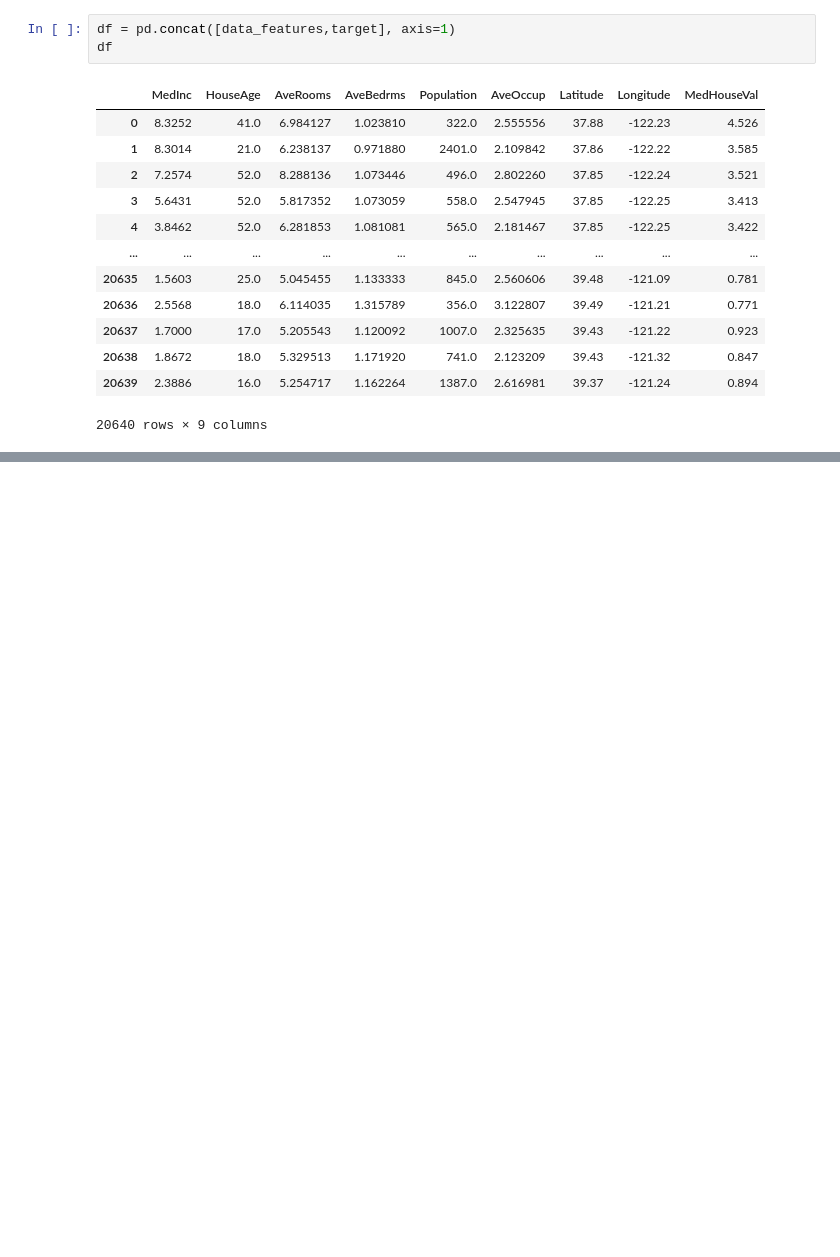
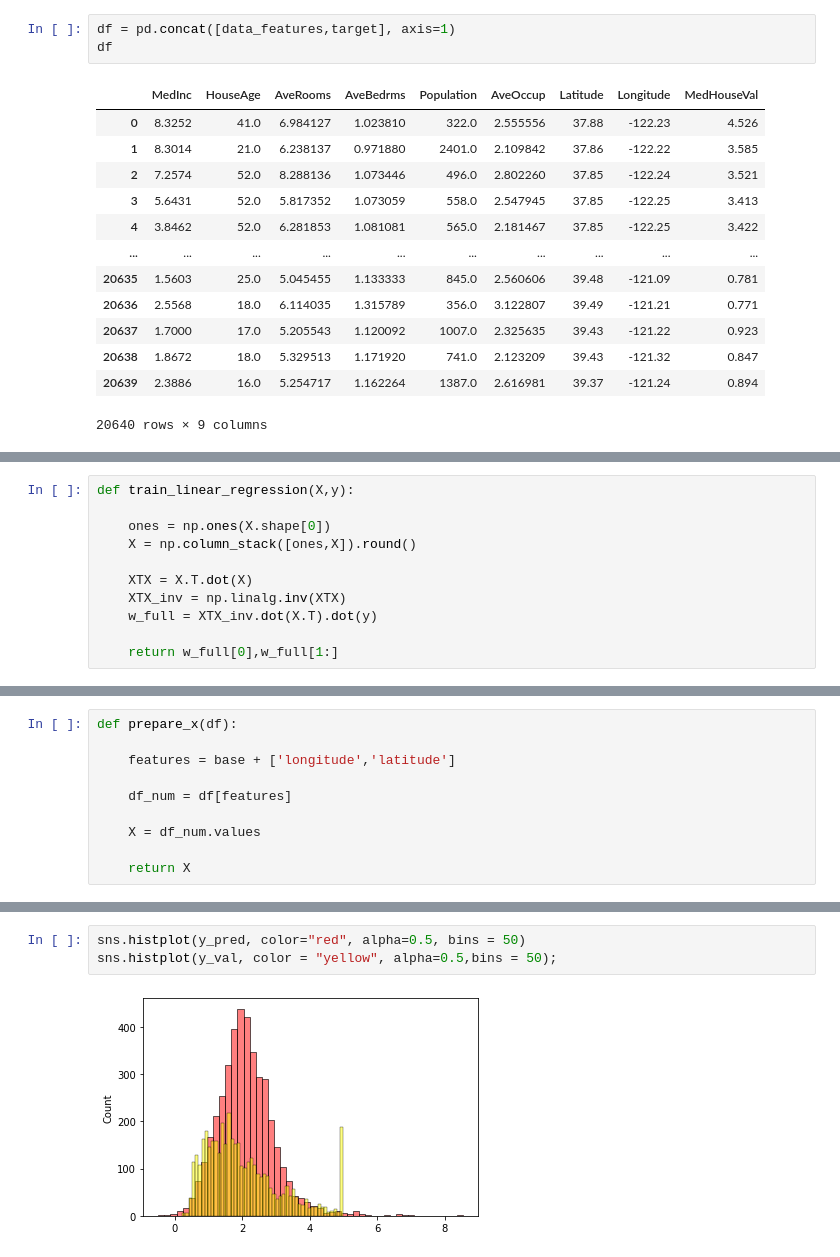
Before and after one commit to agudze-silas/ml-zoomcamp, a Jupyter notebook: week-2/house_price_prediction.ipynb, the cells around one changed output, grey strips where cells are left out. Drawn from its saved outputs; the diff is of its cells as text; blank space fills up the shorter version.

```diff
--- a/week-2/house_price_prediction.ipynb
+++ b/week-2/house_price_prediction.ipynb
@@ -62,0 +188,11 @@ df
+# %%
+def train_linear_regression(X,y):
+
+    ones = np.ones(X.shape[0])
+    X = np.column_stack([ones,X]).round()
+
+    XTX = X.T.dot(X)
+    XTX_inv = np.linalg.inv(XTX)
+    w_full = XTX_inv.dot(X.T).dot(y)
+
+    return w_full[0],w_full[1:]
@@ -62,0 +245,10 @@ df
+# %%
+def prepare_x(df):
+
+    features = base + ['longitude','latitude']
+
+    df_num = df[features]
+
+    X = df_num.values
+
+    return X
@@ -62,0 +264,5 @@ df
+# %%
+sns.histplot(y_pred, color="red", alpha=0.5, bins = 50)
+sns.histplot(y_val, color = "yellow", alpha=0.5,bins = 50);
+# %% [output]
+[figure, added]
```
Also changed, not shown: parts of 27 cells of this notebook, 1 other file.
